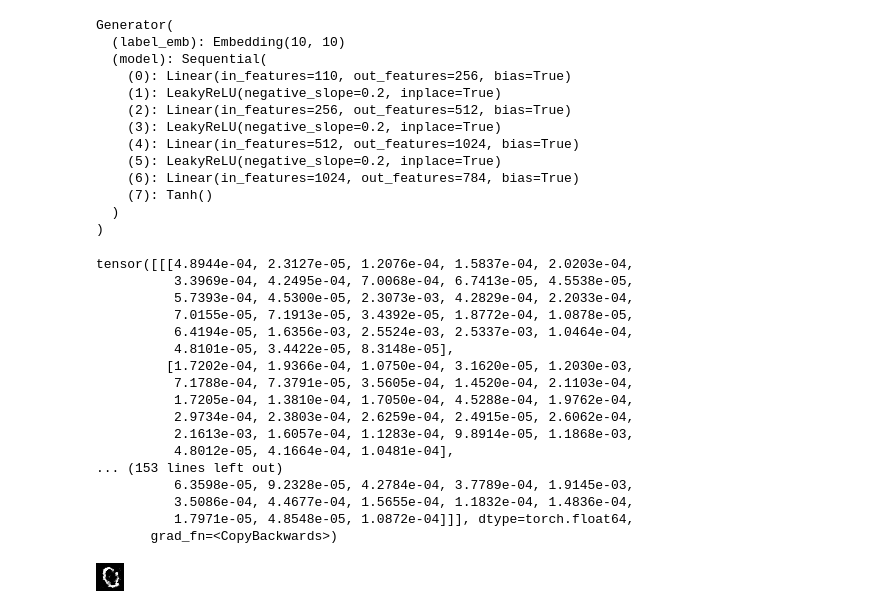
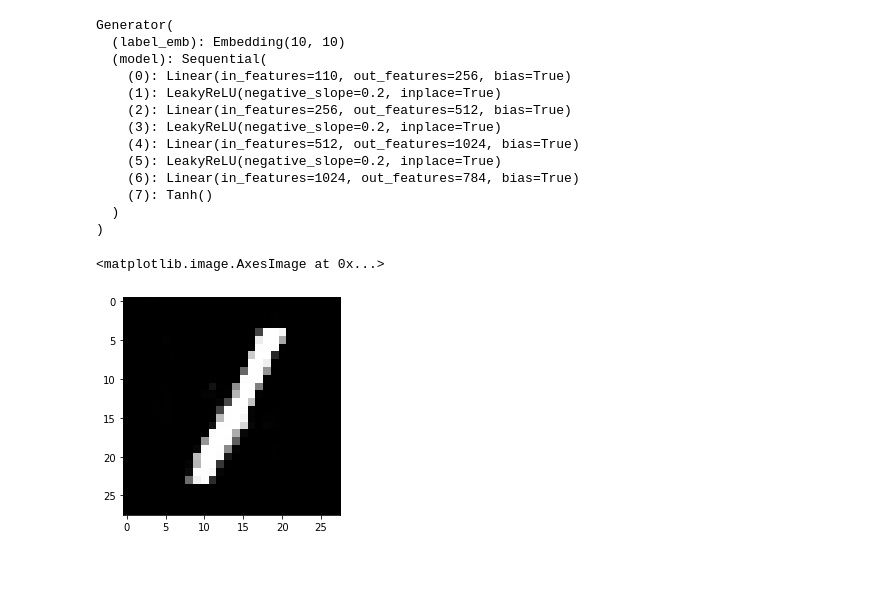
Before and after one commit to agreigra/NLP, a Jupyter notebook: modify_email.ipynb, the cells around one changed output. Saved outputs shown, nothing was run; the diff lists cells and outputs as text; code cells hidden in the pictures; blank space fills up the shorter version.

```diff
--- a/modify_email.ipynb
+++ b/modify_email.ipynb
@@ -34,30 +49,8 @@ def generate_digit(generator, digit):
     z = Variable(torch.randn(1, 100))
     label = torch.LongTensor([digit])
     img = generator(z, label)
-    img = (0.5 * img + 0.5).double()
-    return img
+    img = (0.5 * img + 0.5).detach().numpy()
+    img = np.round_(img, decimals=3)
+    img = img * 255
+    img = np.round_(img, decimals=0)
+    return torch.from_numpy(img)
-# %%
-img = generate_digit(generator, 0)
-img
-# %% [output]
-tensor([[[4.8944e-04, 2.3127e-05, 1.2076e-04, 1.5837e-04, 2.0203e-04,
-          3.3969e-04, 4.2495e-04, 7.0068e-04, 6.7413e-05, 4.5538e-05,
-          5.7393e-04, 4.5300e-05, 2.3073e-03, 4.2829e-04, 2.2033e-04,
-          7.0155e-05, 7.1913e-05, 3.4392e-05, 1.8772e-04, 1.0878e-05,
-          6.4194e-05, 1.6356e-03, 2.5524e-03, 2.5337e-03, 1.0464e-04,
-          4.8101e-05, 3.4422e-05, 8.3148e-05],
-         [1.7202e-04, 1.9366e-04, 1.0750e-04, 3.1620e-05, 1.2030e-03,
-          7.1788e-04, 7.3791e-05, 3.5605e-04, 1.4520e-04, 2.1103e-04,
-          1.7205e-04, 1.3810e-04, 1.7050e-04, 4.5288e-04, 1.9762e-04,
-          2.9734e-04, 2.3803e-04, 2.6259e-04, 2.4915e-05, 2.6062e-04,
-          2.1613e-03, 1.6057e-04, 1.1283e-04, 9.8914e-05, 1.1868e-03,
-          4.8012e-05, 4.1664e-04, 1.0481e-04],
-... (153 lines left out)
-          6.3598e-05, 9.2328e-05, 4.2784e-04, 3.7789e-04, 1.9145e-03,
-          3.5086e-04, 4.4677e-04, 1.5655e-04, 1.1832e-04, 1.4836e-04,
-          1.7971e-05, 4.8548e-05, 1.0872e-04]]], dtype=torch.float64,
-       grad_fn=<CopyBackwards>)
-# %%
-transforms.ToPILImage()(img)
-# %% [output]
-[figure, removed]
@@ -77,0 +57,9 @@ modify_notes(generator, email, expected_notes)
+# %%
+image = generate_digit(generator, 1)
+#print(image)
+
+#transforms.ToPILImage()(image)
+plt.imshow(np.array(image).reshape(28, -1), cmap='gray',interpolation='none')
+# %% [output]
+<matplotlib.image.AxesImage at 0x...>
+[figure, added]
```
Also changed, not shown: parts of 22 cells of this notebook, 3 other files.
